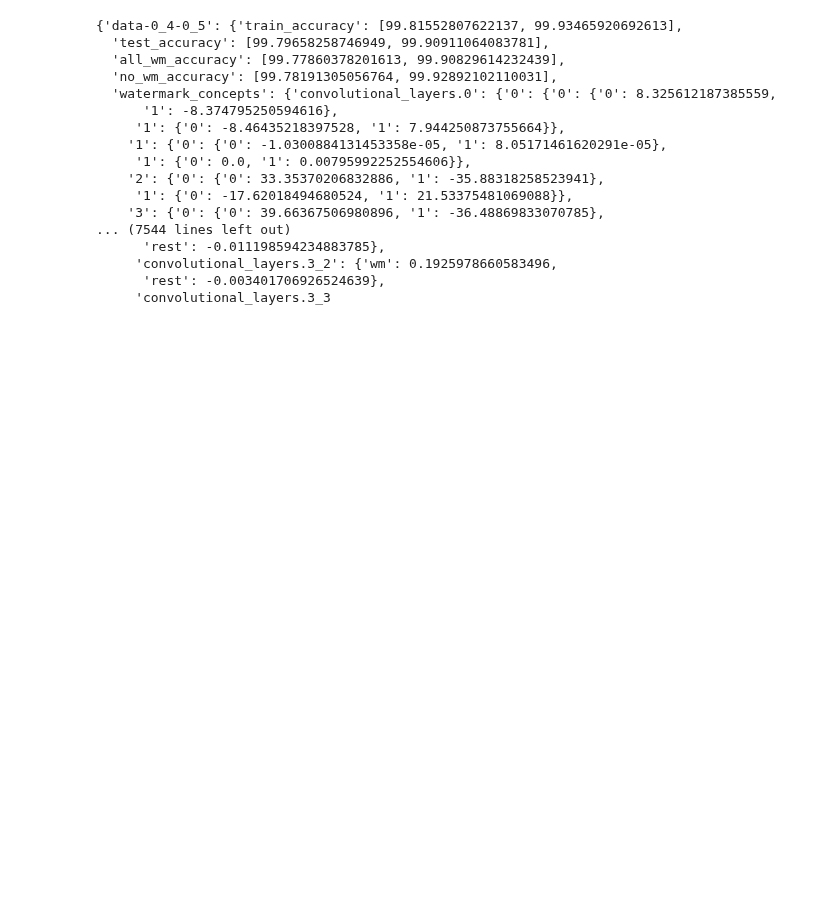
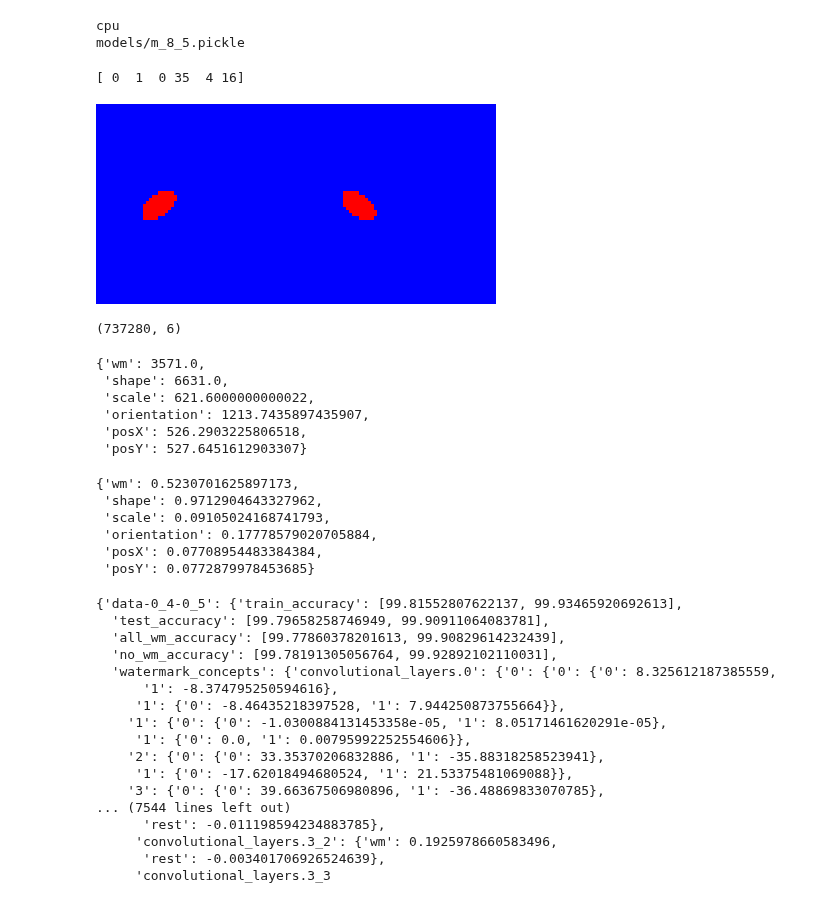
Before and after one commit to lillijo/xai-evaluation-master-thesis, a Jupyter notebook: formalize-experiment/accuracy_analysis.ipynb, the cells around one changed output. Cells and saved outputs as stored; diff of their text form; code cells hidden in the pictures; blank space fills up the shorter version.

Commit message:
calculate prediction flip like Sixt2022a

```diff
--- a/formalize-experiment/accuracy_analysis.ipynb
+++ b/formalize-experiment/accuracy_analysis.ipynb
@@ -24,5 +25,74 @@ from crp_hierarchies import sample_from_categories, average_hierarchies
 %reload_ext autoreload
 %autoreload 2
+# %%
+BIAS = 0.8
+STRENGTH = 0.5
+
+BATCH_SIZE = 128
+NAME = "models/m"
+
+train_loader = get_biased_loader(BIAS, STRENGTH, verbose=False)
+model = train_network(train_loader, BIAS, STRENGTH, NAME, BATCH_SIZE, load=True, retrain=False)
+gm = GroundTruthMeasures()
+# %% [output]
+cpu
+models/m_8_5.pickle
+# %%
+image_index = 250000
+
+image = gm.load_image(image_index, False)
+lat_flip = gm.index_to_latent(image_index)
+change = np.random.randint(1,6)
+lat_flip[change] = np.random.randint(0,gm.latents_sizes[change])
+print(lat_flip)
+flip_img = gm.load_image(gm.latent_to_index(lat_flip), False)
+heats = np.zeros((2, 64, 64))
+heats[0] = image[0]
+heats[1] = flip_img[0]
+imgify(heats, grid=(1, 2), resize=400)
+# %% [output]
+[ 0  1  0 35  4 16]
+[figure, added]
+# %%
+gm.labels.shape
+# %% [output]
+(737280, 6)
+# %%
+count = 0
+pred_flip_all = {
+    "wm": 0.0,
+    "shape": 0.0,
+    "scale": 0.0,
+    "orientation": 0.0,
+    "posX": 0.0,
+    "posY": 0.0,
+}
+
+for i in range(0, 737280, 108):
+    pred_flip = gm.prediction_flip(i, model)
+    count += 1
+    for k in pred_flip_all.keys():
+        pred_flip_all[k] += pred_flip[k]
+pred_flip_all
+# %% [output]
+{'wm': 3571.0,
+ 'shape': 6631.0,
+ 'scale': 621.6000000000022,
+ 'orientation': 1213.7435897435907,
+ 'posX': 526.2903225806518,
+ 'posY': 527.6451612903307}
+# %%
+
+for k in pred_flip_all.keys():
+    pred_flip_all[k] = pred_flip_all[k] / count
+pred_flip_all
+# %% [output]
+{'wm': 0.5230701625897173,
+ 'shape': 0.9712904643327962,
+ 'scale': 0.09105024168741793,
+ 'orientation': 0.17778579020705884,
+ 'posX': 0.07708954483384384,
+ 'posY': 0.0772879978453685}
 # %%
 with open("accuracies.json", "r") as f:
     analysis_data = json.load(f)
```
Also changed, not shown: parts of 2 cells of this notebook, 4 other files.
